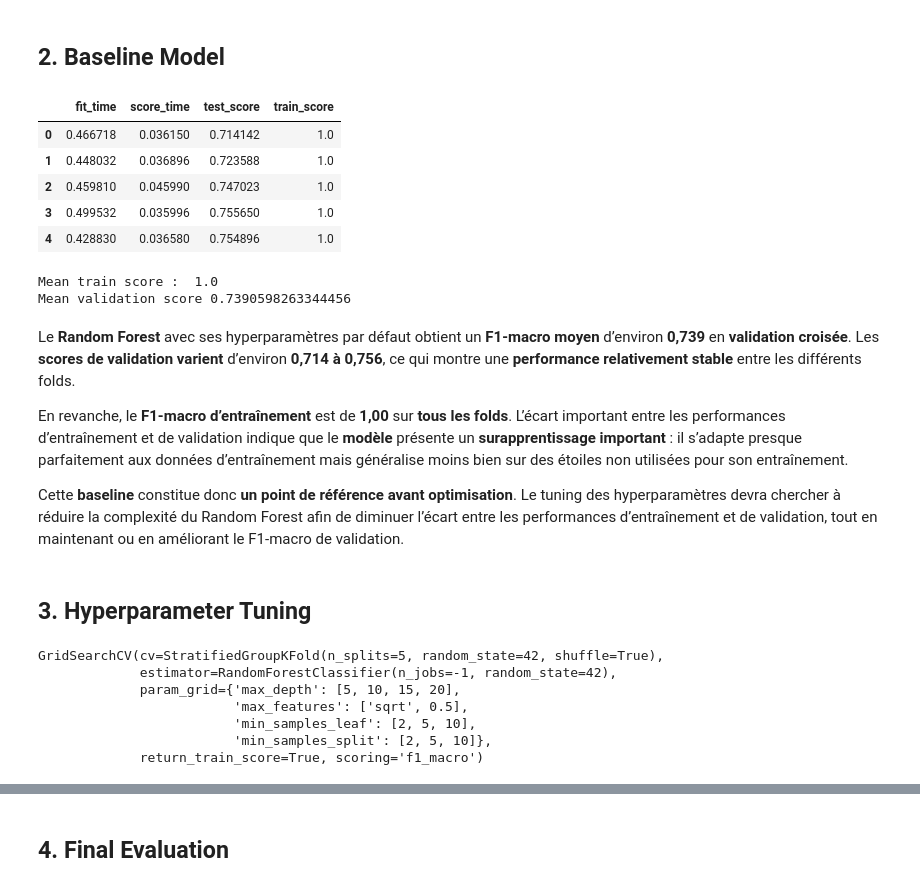
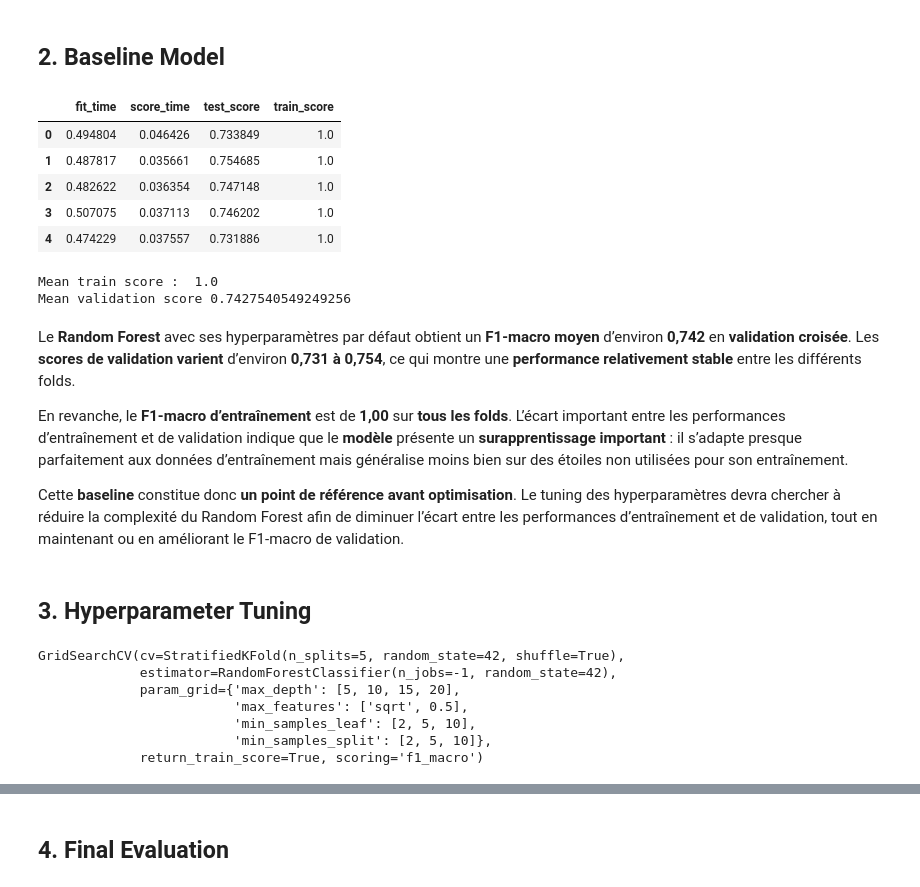
Before and after one commit to GohuKiroi04/kepler-koi-classification, a Jupyter notebook: 4. Modeling/kepler_model_VT_ RF.ipynb, the cells around one changed output, grey strips where cells are left out. Saved outputs shown, nothing was run; the diff lists cells and outputs as text; code cells hidden in the pictures.

```diff
--- a/4. Modeling/kepler_model_VT_ RF.ipynb
+++ b/4. Modeling/kepler_model_VT_ RF.ipynb
@@ -18,45 +18,44 @@
 # %%
 import pandas as pd
 import numpy as np
 import matplotlib.pyplot as plt
 from sklearn.ensemble import RandomForestClassifier
 from IPython.core.interactiveshell import InteractiveShell
 InteractiveShell.ast_node_interactivity = "all"
-from sklearn.model_selection import cross_val_score, cross_validate,GridSearchCV,StratifiedGroupKFold,learning_curve
+from sklearn.model_selection import cross_val_score, cross_validate,GridSearchCV,StratifiedKFold,learning_curve
 from sklearn.metrics import  accuracy_score,precision_score,recall_score,f1_score,classification_report,confusion_matrix
 RANDOM_STATE = 42
 
 rfc =  RandomForestClassifier(random_state=RANDOM_STATE,n_jobs=-1)
 
 xtrain_VT = pd.read_csv("xtrain_VT.csv")
 ytrain = pd.read_csv("ytrain.csv").squeeze("columns")
-kepid_train = pd.read_csv("kepid_train.csv").squeeze("columns")
 
-Stratified_G_Kfold_cv = StratifiedGroupKFold(
+StratifiedKfold_cv = StratifiedKFold(
     n_splits=5,
     shuffle=True,
     random_state=RANDOM_STATE
 )
 
-cv_results = cross_validate(estimator=rfc,X=xtrain_VT,y=ytrain,groups=kepid_train,scoring="f1_macro",return_train_score=True,cv=Stratified_G_Kfold_cv)
+cv_results = cross_validate(estimator=rfc,X=xtrain_VT,y=ytrain,scoring="f1_macro",return_train_score=True,cv=StratifiedKfold_cv)
 df_results = pd.DataFrame(cv_results)
 
 df_results
 # %% [output]
 |  | fit_time | score_time | test_score | train_score |
-| 0 | 0.466718 | 0.036150 | 0.714142 | 1.0 |
-| 1 | 0.448032 | 0.036896 | 0.723588 | 1.0 |
-| 2 | 0.459810 | 0.045990 | 0.747023 | 1.0 |
-| 3 | 0.499532 | 0.035996 | 0.755650 | 1.0 |
-| 4 | 0.428830 | 0.036580 | 0.754896 | 1.0 |
+| 0 | 0.494804 | 0.046426 | 0.733849 | 1.0 |
+| 1 | 0.487817 | 0.035661 | 0.754685 | 1.0 |
+| 2 | 0.482622 | 0.036354 | 0.747148 | 1.0 |
+| 3 | 0.507075 | 0.037113 | 0.746202 | 1.0 |
+| 4 | 0.474229 | 0.037557 | 0.731886 | 1.0 |
 # %%
 print("Mean train score : ",cv_results["train_score"].mean())
 print("Mean validation score",cv_results["test_score"].mean())
 # %% [output]
 Mean train score :  1.0
-Mean validation score 0.7390598263344456
+Mean validation score 0.7427540549249256
 # %% [markdown]
-Le **Random Forest** avec ses hyperparamètres par défaut obtient un **F1-macro moyen** d’environ **0,739** en **validation croisée**. Les **scores de validation varient** d’environ **0,714 à 0,756**, ce qui montre une **performance relativement stable** entre les différents folds.
+Le **Random Forest** avec ses hyperparamètres par défaut obtient un **F1-macro moyen** d’environ **0,742** en **validation croisée**. Les **scores de validation varient** d’environ **0,731 à 0,754**, ce qui montre une **performance relativement stable** entre les différents folds.
 
 En revanche, le **F1-macro d’entraînement** est de **1,00** sur **tous les folds**. L’écart important entre les performances d’entraînement et de validation indique que le **modèle** présente un **surapprentissage important** : il s’adapte presque parfaitement aux données d’entraînement mais généralise moins bien sur des étoiles non utilisées pour son entraînement.
 
@@ -73,15 +72,14 @@ settings_grid= {
     "max_features":["sqrt", 0.5],
 }
 
-grid_search = GridSearchCV(estimator=rfc,param_grid=settings_grid,scoring="f1_macro",cv=Stratified_G_Kfold_cv,return_train_score=True)
+grid_search = GridSearchCV(estimator=rfc,param_grid=settings_grid,scoring="f1_macro",cv=StratifiedKfold_cv,return_train_score=True)
 
 grid_search.fit(
     xtrain_VT,
     ytrain,
-    groups=kepid_train,
 )
 # %% [output]
-GridSearchCV(cv=StratifiedGroupKFold(n_splits=5, random_state=42, shuffle=True),
+GridSearchCV(cv=StratifiedKFold(n_splits=5, random_state=42, shuffle=True),
              estimator=RandomForestClassifier(n_jobs=-1, random_state=42),
              param_grid={'max_depth': [5, 10, 15, 20],
                          'max_features': ['sqrt', 0.5],
```
Also changed, not shown: parts of 8 cells of this notebook, 27 other files.
